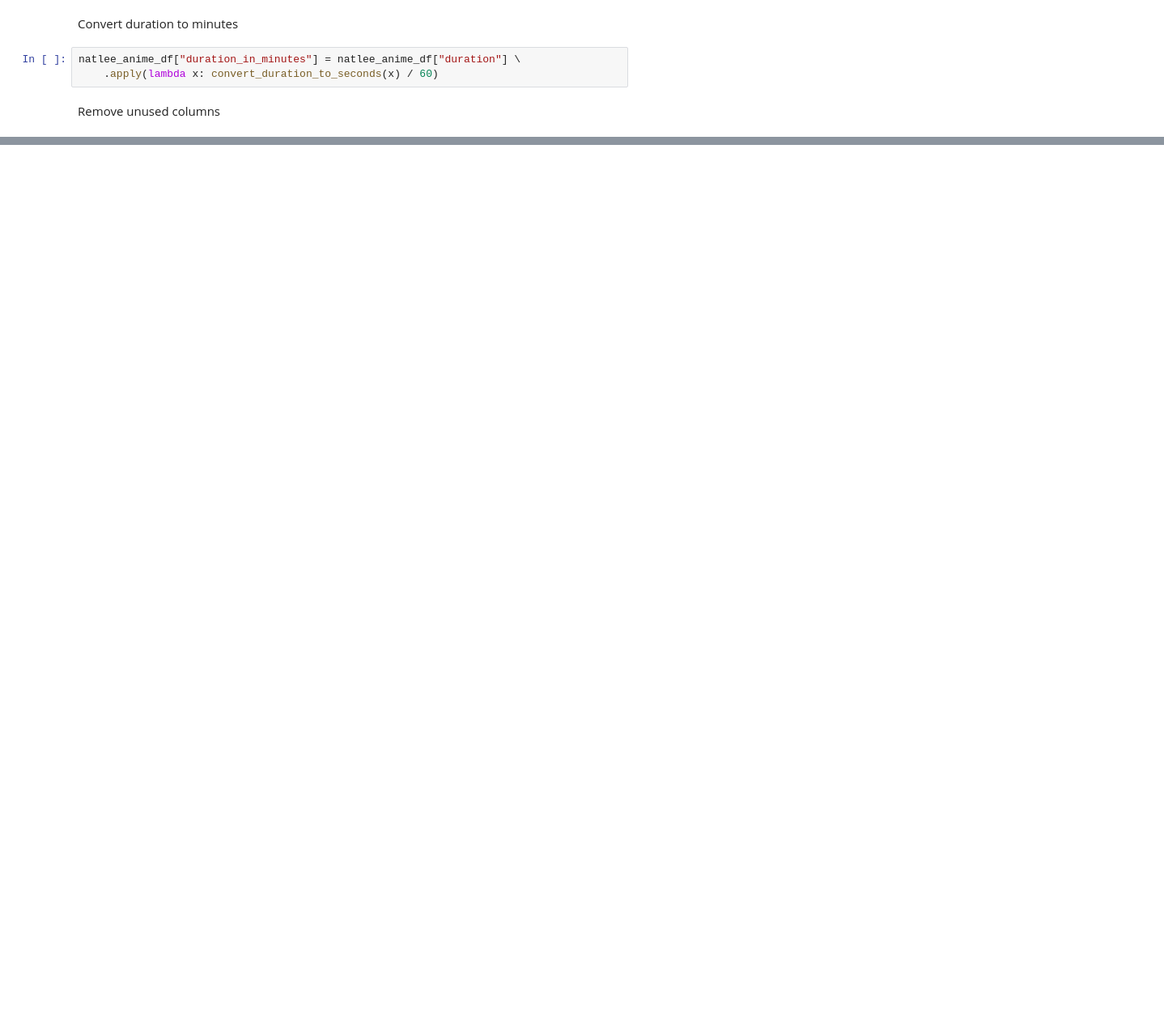
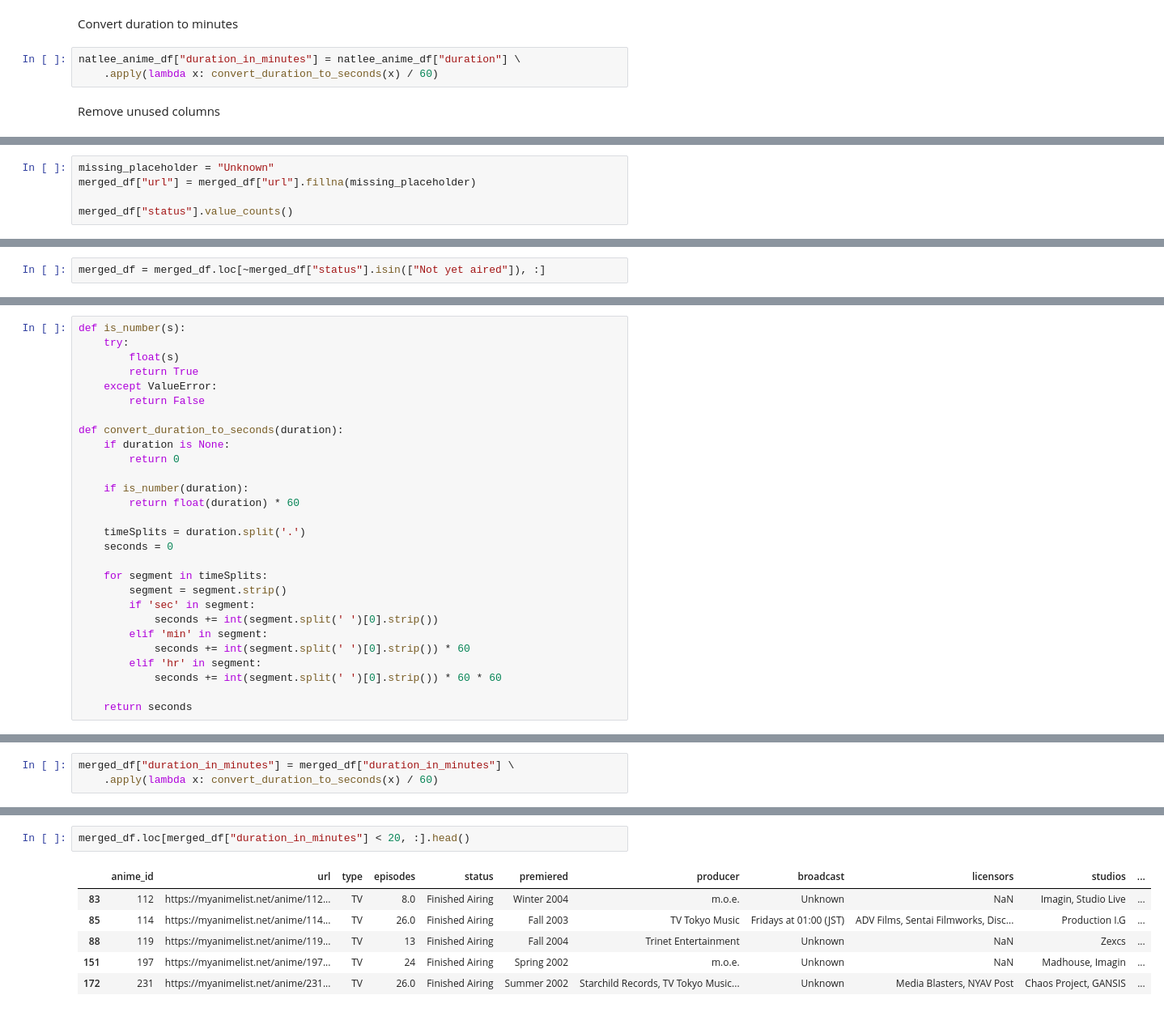
Before and after one commit to deltel/anime-recommendation-documentation, a Jupyter notebook: data_understanding_prepare_data.ipynb, the cells around one changed output, grey strips where cells are left out. Shown at 81% size. Drawn from its saved outputs; the diff is of its cells as text; blank space fills up the shorter version.

```diff
--- a/data_understanding_prepare_data.ipynb
+++ b/data_understanding_prepare_data.ipynb
@@ -350,0 +700,5 @@ memory usage: 1.2+ MB
+# %%
+missing_placeholder = "Unknown"
+merged_df["url"] = merged_df["url"].fillna(missing_placeholder)
+
+merged_df["status"].value_counts()
@@ -350,0 +711,2 @@ memory usage: 1.2+ MB
+# %%
+merged_df = merged_df.loc[~merged_df["status"].isin(["Not yet aired"]), :]
@@ -350,0 +715,28 @@ memory usage: 1.2+ MB
+# %%
+def is_number(s):
+    try:
+        float(s)
+        return True
+    except ValueError:
+        return False
+
+def convert_duration_to_seconds(duration):
+    if duration is None:
+        return 0
+
+    if is_number(duration):
+        return float(duration) * 60
+
+    timeSplits = duration.split('.')
+    seconds = 0
+
+    for segment in timeSplits:
+        segment = segment.strip()
+        if 'sec' in segment:
+            seconds += int(segment.split(' ')[0].strip())
+        elif 'min' in segment:
+            seconds += int(segment.split(' ')[0].strip()) * 60
+        elif 'hr' in segment:
+            seconds += int(segment.split(' ')[0].strip()) * 60 * 60
+
+    return seconds
@@ -350,0 +745,3 @@ memory usage: 1.2+ MB
+# %%
+merged_df["duration_in_minutes"] = merged_df["duration_in_minutes"] \
+    .apply(lambda x: convert_duration_to_seconds(x) / 60)
@@ -350,0 +750,9 @@ memory usage: 1.2+ MB
+# %%
+merged_df.loc[merged_df["duration_in_minutes"] < 20, :].head()
+# %% [output]
+|  | anime_id | url | type | episodes | status | premiered | producer | broadcast | licensors | studios | ... |
+| 83 | 112 | https://myanimelist.net/anime/112... | TV | 8.0 | Finished Airing | Winter 2004 | m.o.e. | Unknown | NaN | Imagin, Studio Live | ... |
+| 85 | 114 | https://myanimelist.net/anime/114... | TV | 26.0 | Finished Airing | Fall 2003 | TV Tokyo Music | Fridays at 01:00 (JST) | ADV Films, Sentai Filmworks, Disc... | Production I.G | ... |
+| 88 | 119 | https://myanimelist.net/anime/119... | TV | 13 | Finished Airing | Fall 2004 | Trinet Entertainment | Unknown | NaN | Zexcs | ... |
+| 151 | 197 | https://myanimelist.net/anime/197... | TV | 24 | Finished Airing | Spring 2002 | m.o.e. | Unknown | NaN | Madhouse, Imagin | ... |
+| 172 | 231 | https://myanimelist.net/anime/231... | TV | 26.0 | Finished Airing | Summer 2002 | Starchild Records, TV Tokyo Music... | Unknown | Media Blasters, NYAV Post | Chaos Project, GANSIS | ... |
```
Also changed, not shown: parts of 64 cells of this notebook.
